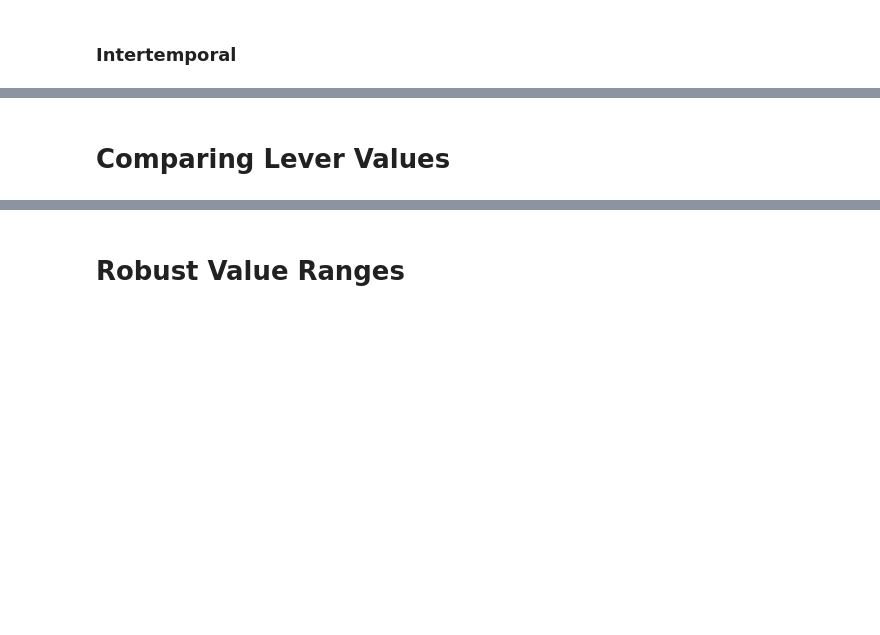
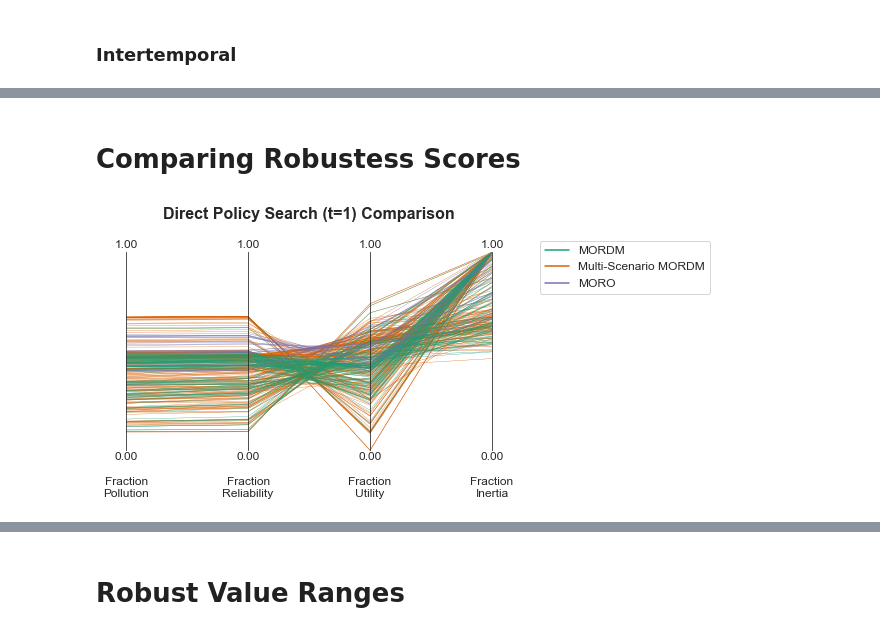
Before and after one commit to eebart/RobustDecisionSupportComparison, a Jupyter notebook: charting/RobustAnalysis.ipynb, the cells around one changed output, grey strips where cells are left out. Saved outputs shown, nothing was run; the diff lists cells and outputs as text; code cells hidden in the pictures; blank space fills up the shorter version.

```diff
--- a/charting/RobustAnalysis.ipynb
+++ b/charting/RobustAnalysis.ipynb
@@ -116,2 +154,2 @@ parallelRobustSummary('intertemporal',badInertia,'bad')
 # %% [markdown]
-# Comparing Lever Values
+# Comparing Robustess Scores
@@ -120 +156,28 @@ linewidth = 0.5
+# %%
+linewidth = 0.3
+alpha = 1
+
+mordm = '#1b9e77'
+ms_mordm = '#d95f02'
+moro = '#7570b3'
+# %%
+key = 'dps'
+
+axes = robust_parallel_axes(robustData['mordm'][key][0], primaryColors[key]['mordm'])
+
+axes.plot(pd.concat(robustData['multi'][key]), color=ms_mordm,
+          label=methodTitle['multi'], linewidth=linewidth, alpha=alpha)
+
+
+axes.plot(robustData['mordm'][key][0],color=mordm,
+          label=methodTitle['mordm'], linewidth=linewidth, alpha=alpha)
+axes.plot(robustData['moro'][key][0],color=moro,
+          label=methodTitle['moro'], linewidth=linewidth, alpha=alpha)
+
+axes = reorderDatalabels(kind='method', axes=axes)
+axes.legend()
+axes.fig.suptitle(modelTitle[key].replace('\n',' ') + ' Comparison', fontsize=16, weight='bold', y = 1.05)
+plt.show()
+# %% [output]
+[figure, added]
 # %%
```
Also changed, not shown: parts of 16 cells of this notebook, 3 other files.
